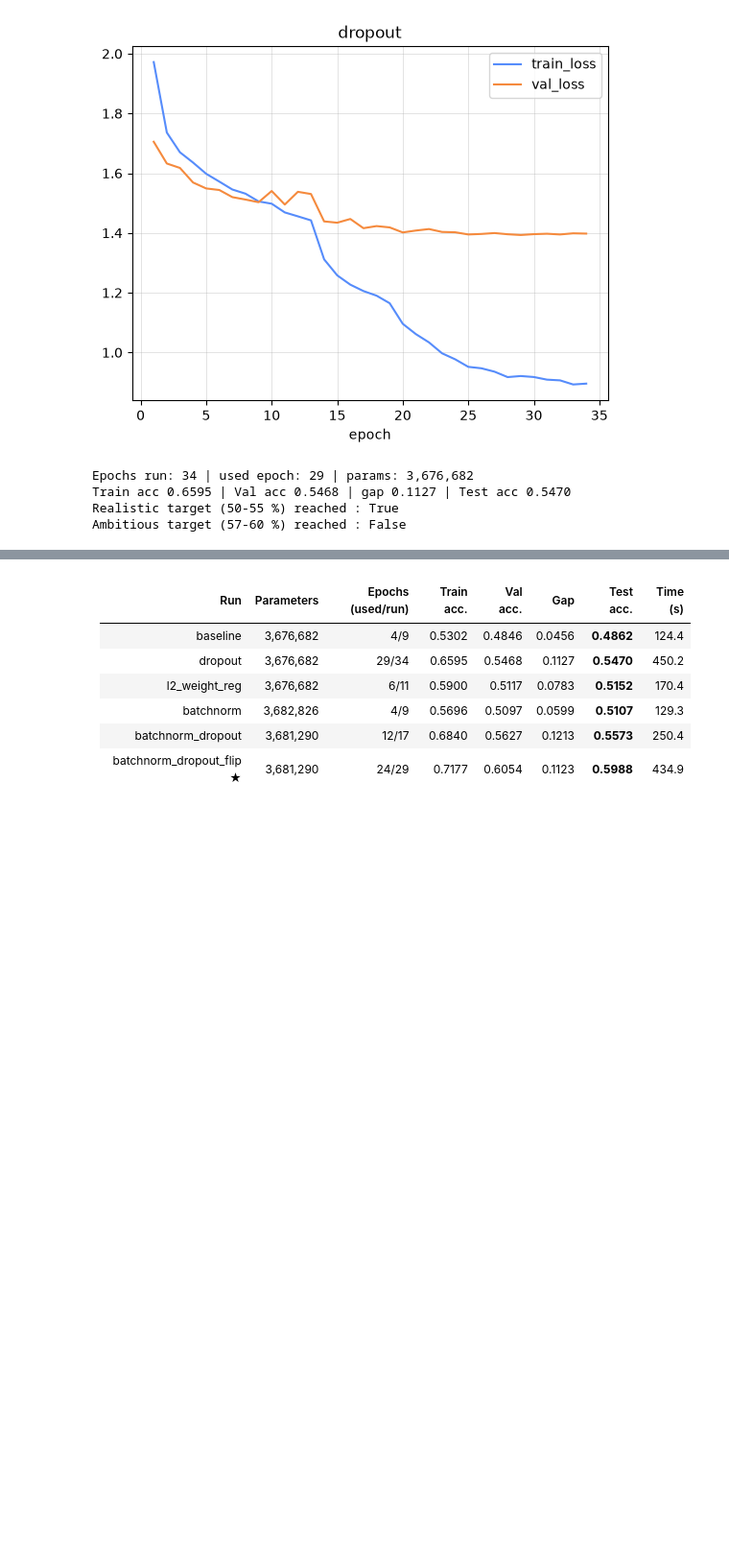
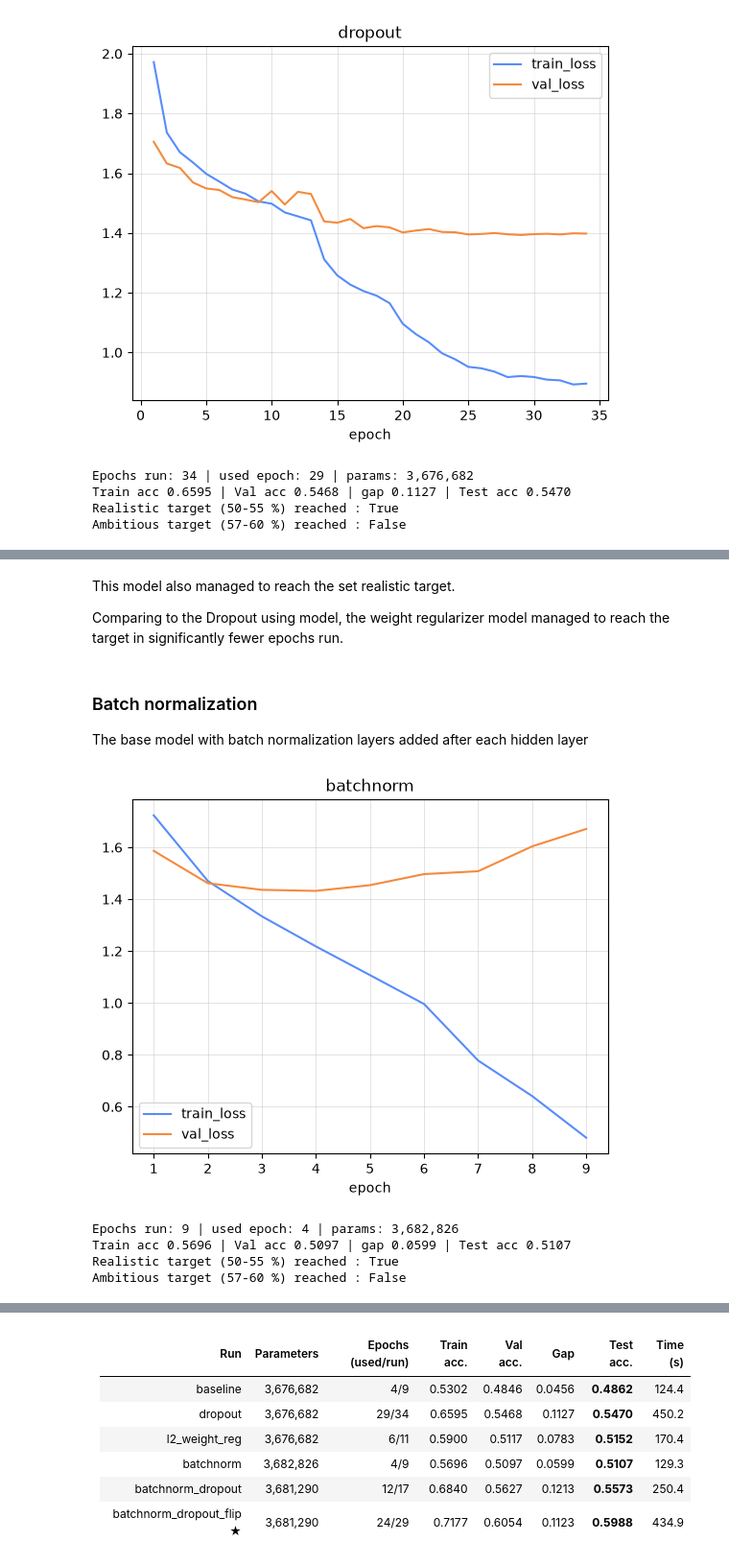
Before and after one commit to alekkiq/neural-networks-g5, a Jupyter notebook: mini-projects/cifar-10/fcn.ipynb, the cells around one changed output, grey strips where cells are left out. Shown at 96% size. Cells and saved outputs as stored; diff of their text form; code cells hidden in the pictures; blank space fills up the shorter version.

```diff
--- a/mini-projects/cifar-10/fcn.ipynb
+++ b/mini-projects/cifar-10/fcn.ipynb
@@ -576,0 +595,16 @@ Ambitious target (57-60 %) reached : False
+# %% [markdown]
+This model also managed to reach the set realistic target.
+
+Comparing to the Dropout using model, the weight regularizer model managed to reach the target in significantly fewer epochs run.
+# %% [markdown]
+### Batch normalization
+
+The base model with batch normalization layers added after each hidden layer
+# %%
+show_run("batchnorm")
+# %% [output]
+[figure, added]
+Epochs run: 9 | used epoch: 4 | params: 3,682,826
+Train acc 0.5696 | Val acc 0.5097 | gap 0.0599 | Test acc 0.5107
+Realistic target (50-55 %) reached : True
+Ambitious target (57-60 %) reached : False
```
Also changed, not shown: parts of 18 cells of this notebook.
